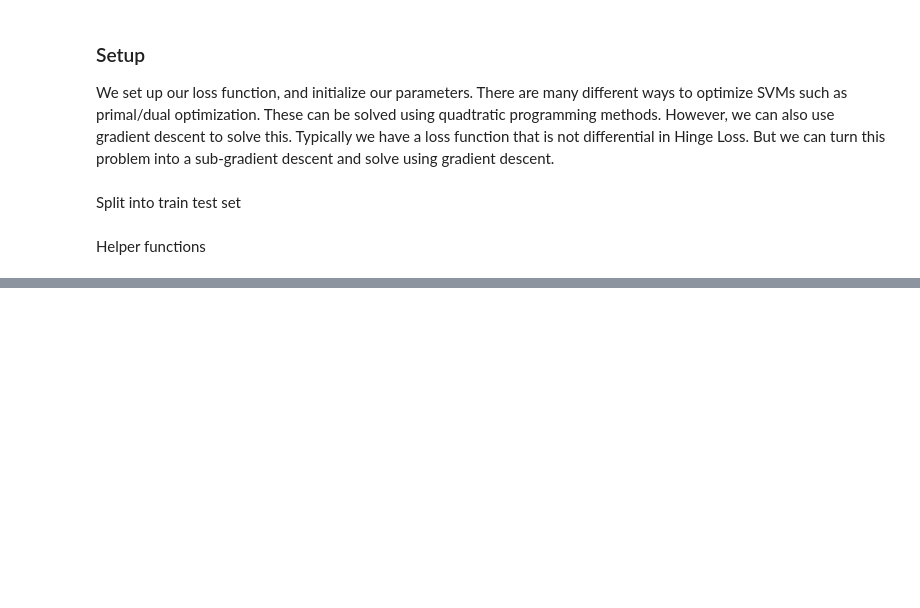
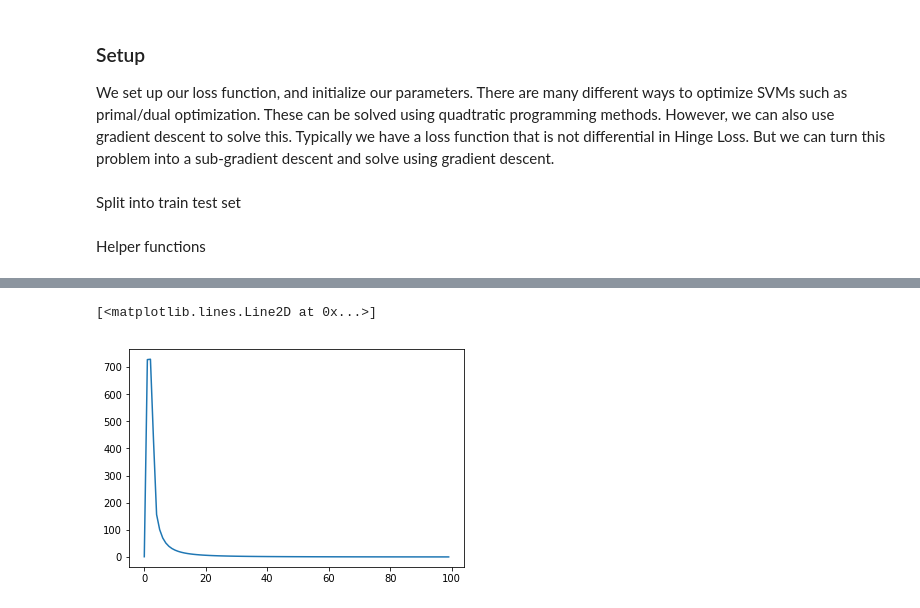
Before and after one commit to sashlinreddy/ml-notebooks, a Jupyter notebook: svm/pegasos-binary.ipynb, the cells around one changed output, grey strips where cells are left out. Drawn from its saved outputs; the diff is of its cells as text; code cells hidden in the pictures; blank space fills up the shorter version.

```diff
--- a/svm/pegasos-binary.ipynb
+++ b/svm/pegasos-binary.ipynb
@@ -127,0 +210,5 @@ plt.plot(train_accs)
+# %%
+plt.plot(test_loss_history)
+# %% [output]
+[<matplotlib.lines.Line2D at 0x...>]
+[figure, added]
```
Also changed, not shown: parts of 13 cells of this notebook.
